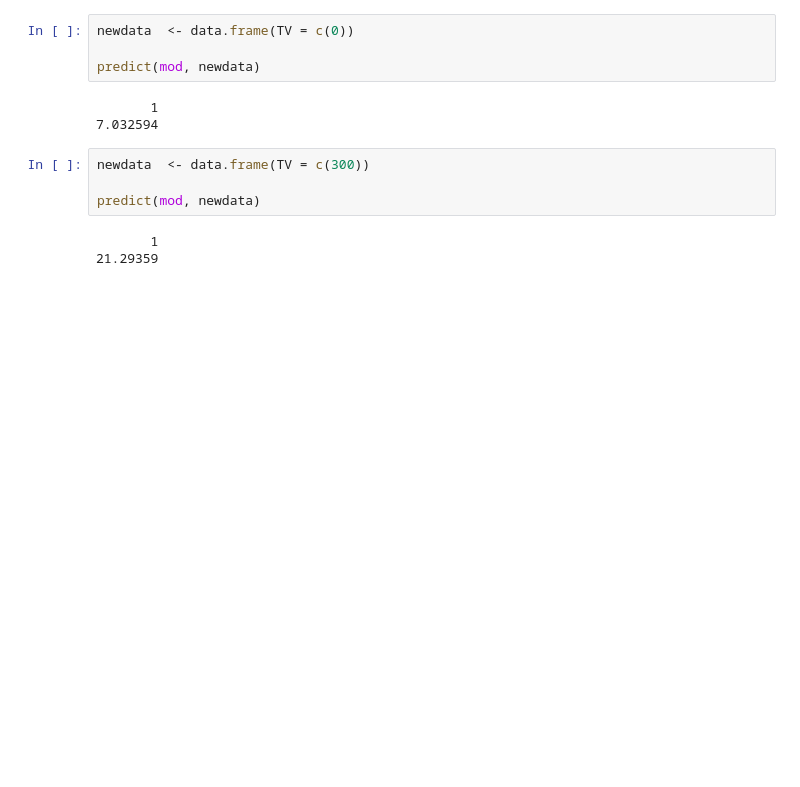
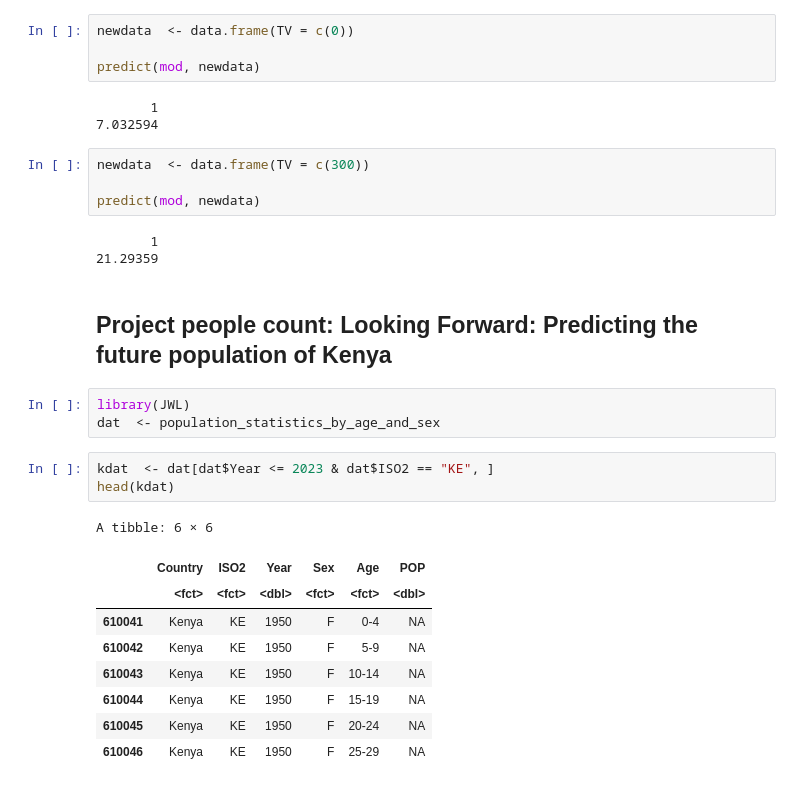
Before and after one commit to Martin-Summer-1090/Statistics_JWL, a Jupyter notebook: solution_manual/manual_v0/_build/jupyter_execute/exercises_unit_4.ipynb, the cells around one changed output. Drawn from its saved outputs; the diff is of its cells as text; blank space fills up the shorter version.

Commit message:
unit 4 project added and solution manual update

```diff
--- a/solution_manual/manual_v0/_build/jupyter_execute/exercises_unit_4.ipynb
+++ b/solution_manual/manual_v0/_build/jupyter_execute/exercises_unit_4.ipynb
@@ -486,3 +486,21 @@ predict(mod, newdata)
 # %% [output]
        1
 21.29359
+# %% [markdown]
+## Project people count: Looking Forward: Predicting the future population of Kenya
+# %%
+library(JWL)
+dat  <- population_statistics_by_age_and_sex
+# %%
+kdat  <- dat[dat$Year <= 2023 & dat$ISO2 == "KE", ]
+head(kdat)
+# %% [output]
+A tibble: 6 × 6
+|  | Country | ISO2 | Year | Sex | Age | POP |
+|  | <fct> | <fct> | <dbl> | <fct> | <fct> | <dbl> |
+| 610041 | Kenya | KE | 1950 | F | 0-4 | NA |
+| 610042 | Kenya | KE | 1950 | F | 5-9 | NA |
+| 610043 | Kenya | KE | 1950 | F | 10-14 | NA |
+| 610044 | Kenya | KE | 1950 | F | 15-19 | NA |
+| 610045 | Kenya | KE | 1950 | F | 20-24 | NA |
+| 610046 | Kenya | KE | 1950 | F | 25-29 | NA |
```
Also changed, not shown: parts of 10 cells of this notebook, 22 other files.
